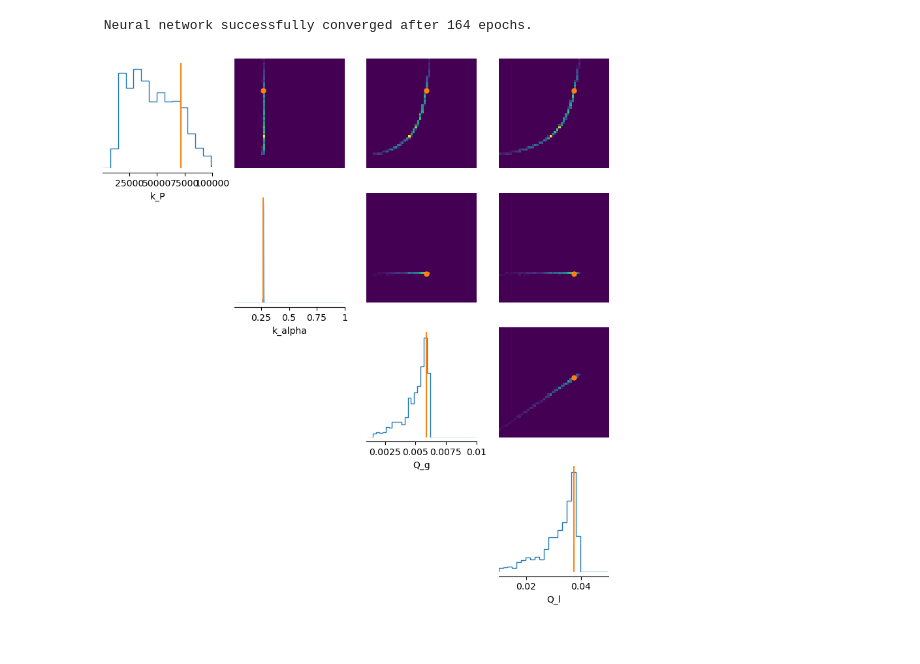
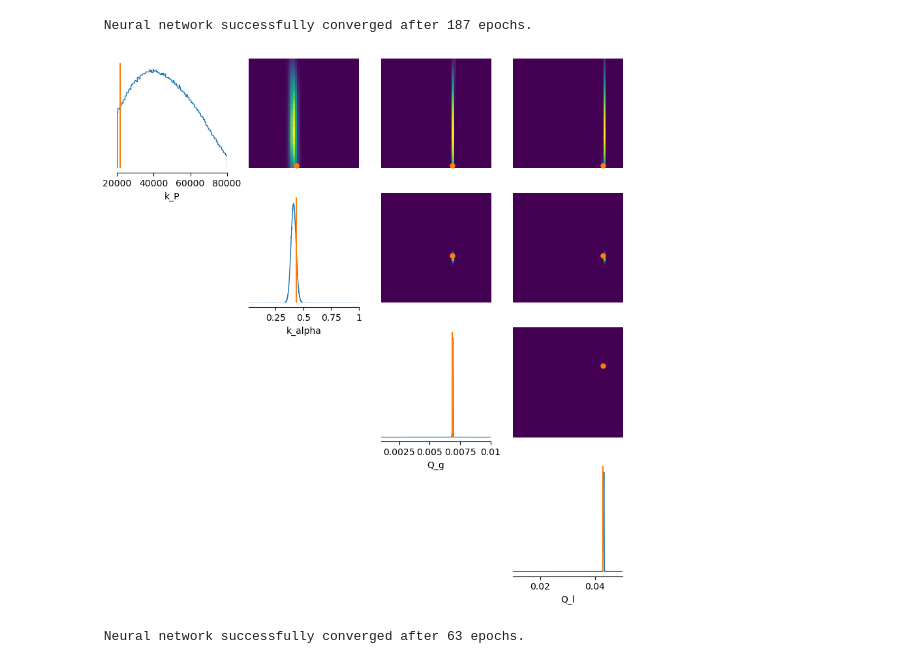
Before and after one commit to skcajs/pandora, a Jupyter notebook: notebooks/simulation_based_inference/multiphase-flow/multiphase-tank.ipynb, the cells around one changed output. Cells and saved outputs as stored; diff of their text form; code cells hidden in the pictures.

Commit message:
updated mltphase tank

```diff
--- a/notebooks/simulation_based_inference/multiphase-flow/multiphase-tank.ipynb
+++ b/notebooks/simulation_based_inference/multiphase-flow/multiphase-tank.ipynb
@@ -51,7 +41,7 @@ def multiphase_tank(theta):
     if not sol.success:
         raise RuntimeError("Simulation failed")
 
-    return sol.y
+    return sol.y.flatten()
 # %%
 def multiphase_tank_summary(theta):
     output = multiphase_tank(theta).flatten()
@@ -88,10 +83,20 @@ def multiphase_tank_summary_snapshots(theta):
 
     return stats
 # %%
-prior = sbi_utils.BoxUniform(
+prior2 = sbi_utils.BoxUniform(
+    low=torch.tensor([2e4, 0.05, 0.003, 0.025]),
+    high=torch.tensor([8e4, 0.2, 0.007, 0.035])
+)
+prior1 = sbi_utils.BoxUniform(
+    low=torch.tensor([2e4, 0.01, 0.001, 0.01]),
+    high=torch.tensor([8e4, 1.0, 0.01, 0.05])
+)
+prior0 = sbi_utils.BoxUniform(
     low=torch.tensor([1e3, 0.01, 0.001, 0.01]),
     high=torch.tensor([1e5, 1.0, 0.01, 0.05])
 )
+
+prior = prior1
 # %%
 theta_example = prior.sample()
 output = multiphase_tank(theta_example).flatten()
@@ -125,35 +130,35 @@ simulator_wrapper = process_simulator(
 
 check_sbi_inputs(simulator_wrapper, prior)
 # %%
-num_simulations = 100000  # Number of simulations
+num_simulations = 10000  # Number of simulations
+num_samples = 1000000
 
 # Using simulator_wrapper and prior defined above
 theta, x = simulate_for_sbi(simulator_wrapper, prior, num_simulations=num_simulations)
+inference = NPE(prior=prior)
+density_estimator = inference.append_simulations(theta, x).train()
+posterior = inference.build_posterior(density_estimator)
+# %% [output]
+ Neural network successfully converged after 187 epochs.
-# %%
-inference = NPE(prior=prior)
-density_estimator = inference.append_simulations(theta, x).train()
-posterior = inference.build_posterior(density_estimator)
-# %% [output]
- Neural network successfully converged after 164 epochs.
 # %%
 # Synthetic observation
 # true_theta = torch.tensor([[5e4, 0.1, 0.005, 0.03]])
 true_theta = np.array([prior.sample()])
 x_o = simulator_wrapper(true_theta)
 
 # Sample posterior
-posterior_samples = posterior.sample((1000,), x=x_o)
+posterior_samples = posterior.sample((num_samples,), x=x_o)
 
 param_labels = ['k_P', 'k_alpha', 'Q_g', 'Q_l']
 low = prior.base_dist.low.numpy()
 high = prior.base_dist.high.numpy()
 limits = [[l, h] for l, h in zip(low, high)]
 
 fig, ax = pairplot(
     posterior_samples,
     points=true_theta,
     labels=param_labels,
     limits=limits
 )
 # %% [output]
-[figure, old version]
+[figure, new version]
@@ -159,0 +185,12 @@ fig, ax = pairplot(
+# %%
+simulator_wrapper = process_simulator(
+    multiphase_tank,
+    prior,
+    prior_returns_numpy
+)
+
+theta, x = simulate_for_sbi(simulator_wrapper, prior, num_simulations=1000)
+_ = inference.append_simulations(theta, x).train()
+posterior = inference.build_posterior()
+# %% [output]
+ Neural network successfully converged after 63 epochs.
```
Also changed, not shown: parts of 40 cells of this notebook, 23 other files.
